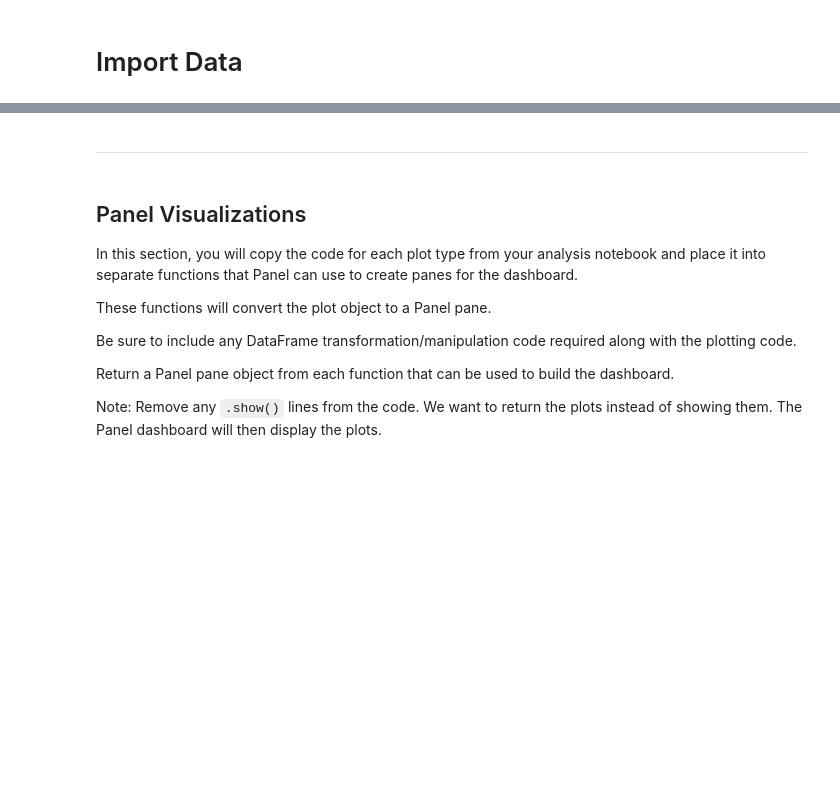
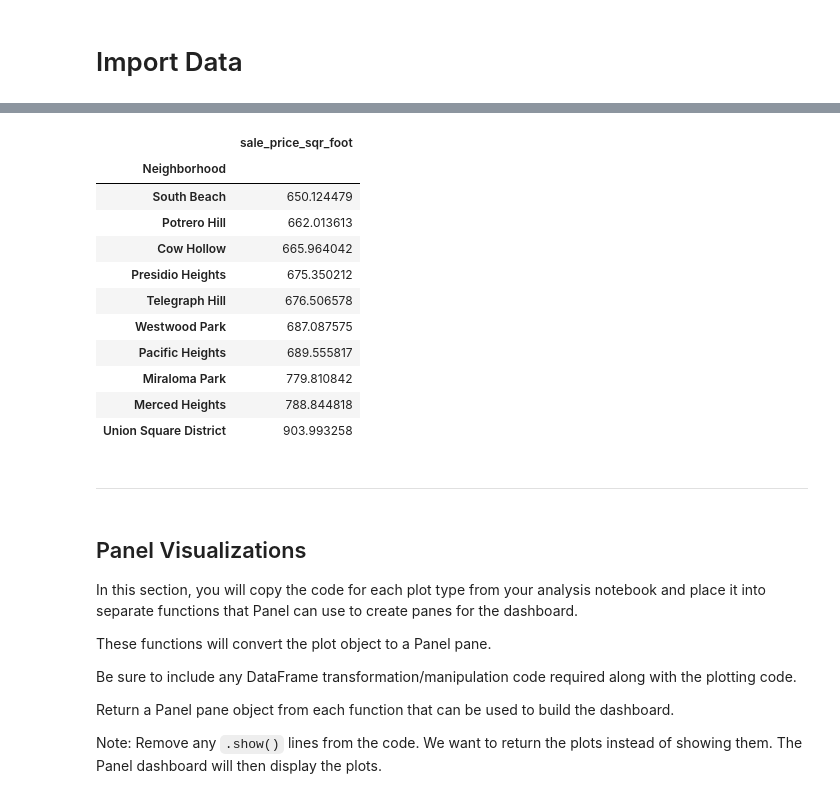
Before and after one commit to rkp678/Unit6_homework, a Jupyter notebook: dashboard.ipynb, the cells around one changed output, grey strips where cells are left out. Saved outputs shown, nothing was run; the diff lists cells and outputs as text; code cells hidden in the pictures; blank space fills up the shorter version.

```diff
--- a/dashboard.ipynb
+++ b/dashboard.ipynb
@@ -31,3 +69,36 @@ px.set_mapbox_access_token(map_box_api)
+# %%
+# Added this code so I can use below in plots
+sfo_means = sfo_data.groupby(['year', 'Neighborhood']).mean()
+sfo_means
+
+avg_grossrent = sfo_mean[['gross_rent']]
+avg_grossrent
+
+avg_sqrfoot = sfo_mean[['sale_price_sqr_foot']]
+avg_sqrfoot.round(2)
+
+sfo_exp = sfo_data.groupby(['Neighborhood']).mean()
+sfo_exp
+
+sfo_exp_sqft = sfo_exp[['sale_price_sqr_foot']]
+sfo_exp_sqft
+
+sfo_exp_sqft = sfo_exp_sqft.sort_values(by=['sale_price_sqr_foot'])
+sfo_10exp = sfo_exp_sqft.tail(10)
+sfo_10exp
+# %% [output]
+|  | sale_price_sqr_foot |
+| Neighborhood |  |
+| South Beach | 650.124479 |
+| Potrero Hill | 662.013613 |
+| Cow Hollow | 665.964042 |
+| Presidio Heights | 675.350212 |
+| Telegraph Hill | 676.506578 |
+| Westwood Park | 687.087575 |
+| Pacific Heights | 689.555817 |
+| Miraloma Park | 779.810842 |
+| Merced Heights | 788.844818 |
+| Union Square District | 903.993258 |
 # %% [markdown]
 - - -
 # %% [markdown]
```
Also changed, not shown: parts of 9 cells of this notebook, 1 other file.
